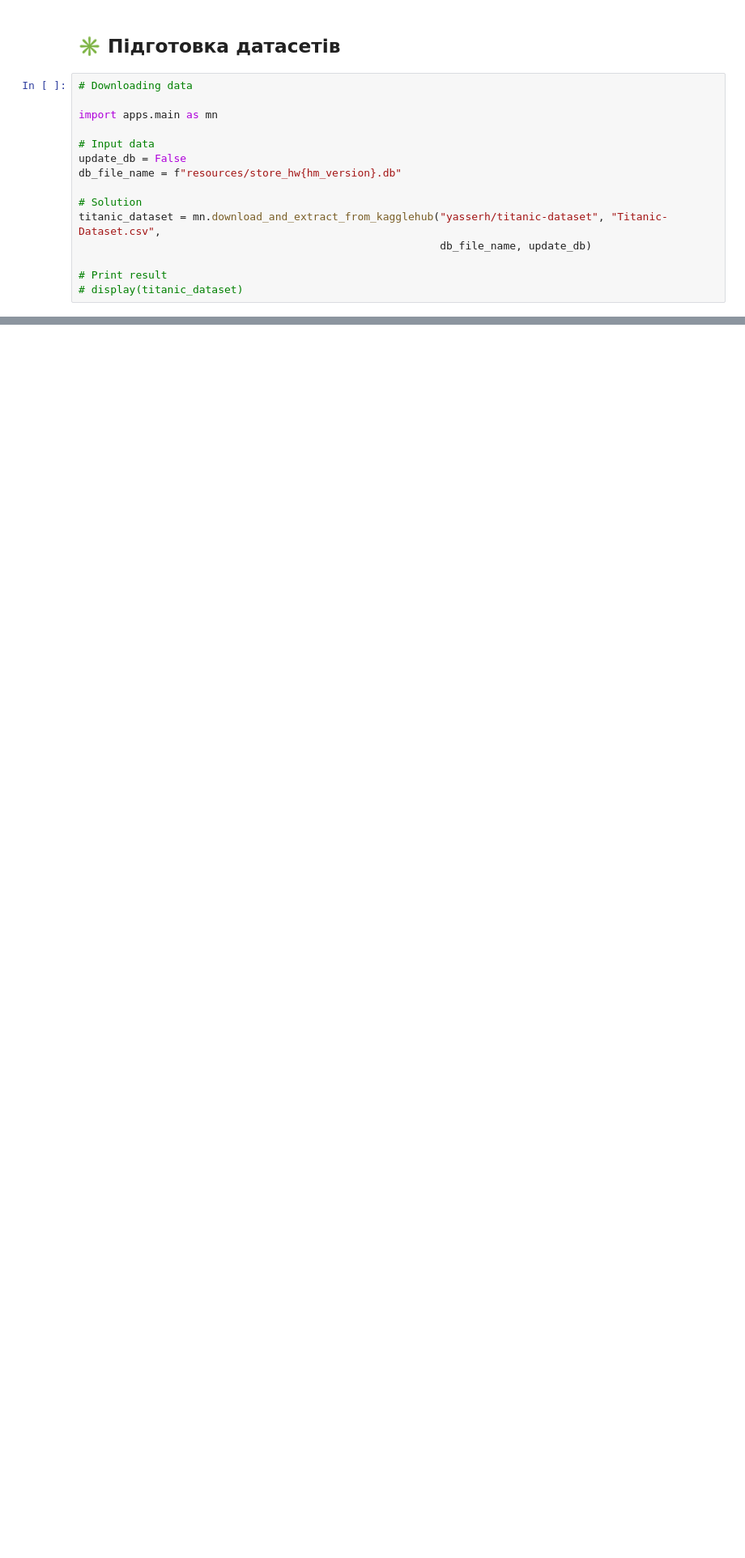
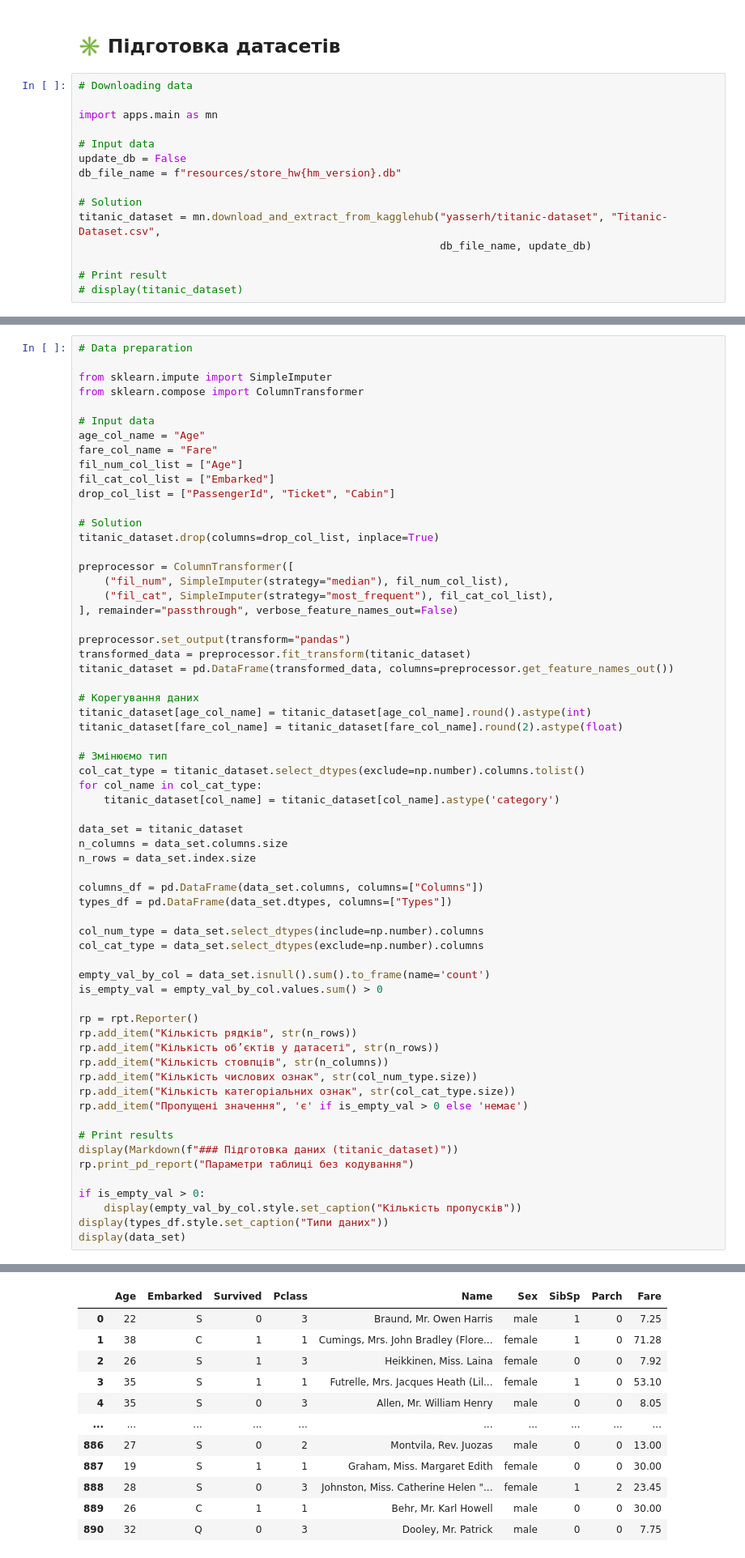
Before and after one commit to BogdanPinchuk/DataScience-PBY_HW17, a Jupyter notebook: Bohdan_Pinchuk_DS_HW17.ipynb, the cells around one changed output, grey strips where cells are left out. Shown at 81% size. Drawn from its saved outputs; the diff is of its cells as text; blank space fills up the shorter version.

Commit message:
[Homework17] - added encoded data

```diff
--- a/Bohdan_Pinchuk_DS_HW17.ipynb
+++ b/Bohdan_Pinchuk_DS_HW17.ipynb
@@ -277,3 +278,67 @@ display(data_set)
 | 889 | 890 | 1 | 1 | Behr, Mr. Karl Howell | male | 26.0 | 0 | 0 | 111369 | 30.0000 | ... |
 | 890 | 891 | 0 | 3 | Dooley, Mr. Patrick | male | 32.0 | 0 | 0 | 370376 | 7.7500 | ... |
 891 rows × 12 columns
+# %%
+# Data preparation
+
+from sklearn.impute import SimpleImputer
+from sklearn.compose import ColumnTransformer
+
+# Input data
+age_col_name = "Age"
+fare_col_name = "Fare"
+fil_num_col_list = ["Age"]
+fil_cat_col_list = ["Embarked"]
+drop_col_list = ["PassengerId", "Ticket", "Cabin"]
+
+# Solution
+titanic_dataset.drop(columns=drop_col_list, inplace=True)
+
+preprocessor = ColumnTransformer([
+    ("fil_num", SimpleImputer(strategy="median"), fil_num_col_list),
+    ("fil_cat", SimpleImputer(strategy="most_frequent"), fil_cat_col_list),
+], remainder="passthrough", verbose_feature_names_out=False)
+
+preprocessor.set_output(transform="pandas")
+transformed_data = preprocessor.fit_transform(titanic_dataset)
+titanic_dataset = pd.DataFrame(transformed_data, columns=preprocessor.get_feature_names_out())
+
+# Корегування даних
+titanic_dataset[age_col_name] = titanic_dataset[age_col_name].round().astype(int)
+titanic_dataset[fare_col_name] = titanic_dataset[fare_col_name].round(2).astype(float)
+
+# Змінюємо тип
+col_cat_type = titanic_dataset.select_dtypes(exclude=np.number).columns.tolist()
+for col_name in col_cat_type:
+    titanic_dataset[col_name] = titanic_dataset[col_name].astype('category')
+
+data_set = titanic_dataset
+n_columns = data_set.columns.size
+n_rows = data_set.index.size
+
+columns_df = pd.DataFrame(data_set.columns, columns=["Columns"])
+types_df = pd.DataFrame(data_set.dtypes, columns=["Types"])
+
+col_num_type = data_set.select_dtypes(include=np.number).columns
+col_cat_type = data_set.select_dtypes(exclude=np.number).columns
+
+empty_val_by_col = data_set.isnull().sum().to_frame(name='count')
+is_empty_val = empty_val_by_col.values.sum() > 0
+
+rp = rpt.Reporter()
+rp.add_item("Кількість рядків", str(n_rows))
+rp.add_item("Кількість об’єктів у датасеті", str(n_rows))
+rp.add_item("Кількість стовпців", str(n_columns))
+rp.add_item("Кількість числових ознак", str(col_num_type.size))
+rp.add_item("Кількість категоріальних ознак", str(col_cat_type.size))
+rp.add_item("Пропущені значення", 'є' if is_empty_val > 0 else 'немає')
+
+# Print results
+display(Markdown(f"### Підготовка даних (titanic_dataset)"))
+rp.print_pd_report("Параметри таблиці без кодування")
+
+if is_empty_val > 0:
+    display(empty_val_by_col.style.set_caption("Кількість пропусків"))
+display(types_df.style.set_caption("Типи даних"))
+display(data_set)
+# %% [output]
@@ -279,0 +365,12 @@ display(data_set)
+|  | Age | Embarked | Survived | Pclass | Name | Sex | SibSp | Parch | Fare |
+| 0 | 22 | S | 0 | 3 | Braund, Mr. Owen Harris | male | 1 | 0 | 7.25 |
+| 1 | 38 | C | 1 | 1 | Cumings, Mrs. John Bradley (Flore... | female | 1 | 0 | 71.28 |
+| 2 | 26 | S | 1 | 3 | Heikkinen, Miss. Laina | female | 0 | 0 | 7.92 |
+| 3 | 35 | S | 1 | 1 | Futrelle, Mrs. Jacques Heath (Lil... | female | 1 | 0 | 53.10 |
+| 4 | 35 | S | 0 | 3 | Allen, Mr. William Henry | male | 0 | 0 | 8.05 |
+| ... | ... | ... | ... | ... | ... | ... | ... | ... | ... |
+| 886 | 27 | S | 0 | 2 | Montvila, Rev. Juozas | male | 0 | 0 | 13.00 |
+| 887 | 19 | S | 1 | 1 | Graham, Miss. Margaret Edith | female | 0 | 0 | 30.00 |
+| 888 | 28 | S | 0 | 3 | Johnston, Miss. Catherine Helen "... | female | 1 | 2 | 23.45 |
+| 889 | 26 | C | 1 | 1 | Behr, Mr. Karl Howell | male | 0 | 0 | 30.00 |
+| 890 | 32 | Q | 0 | 3 | Dooley, Mr. Patrick | male | 0 | 0 | 7.75 |
```
Also changed, not shown: parts of 7 cells of this notebook.
